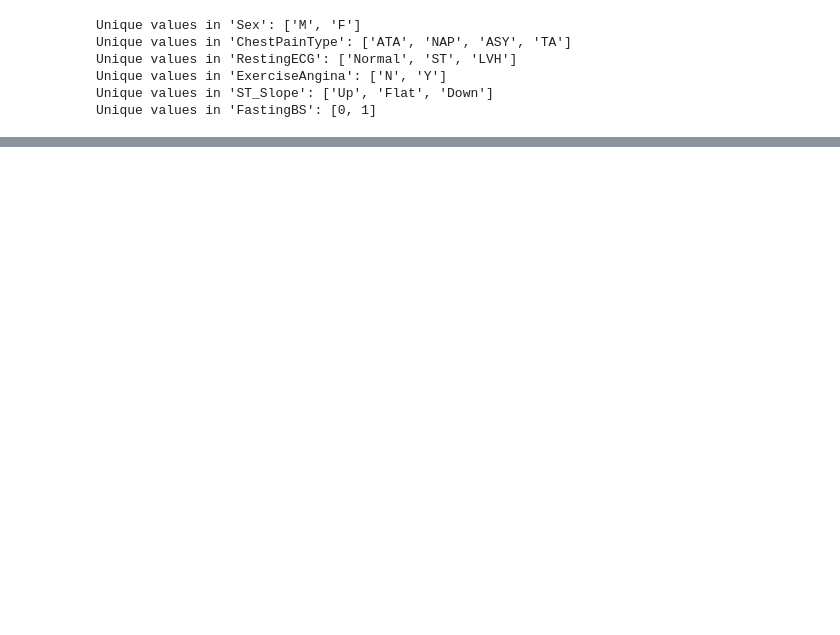
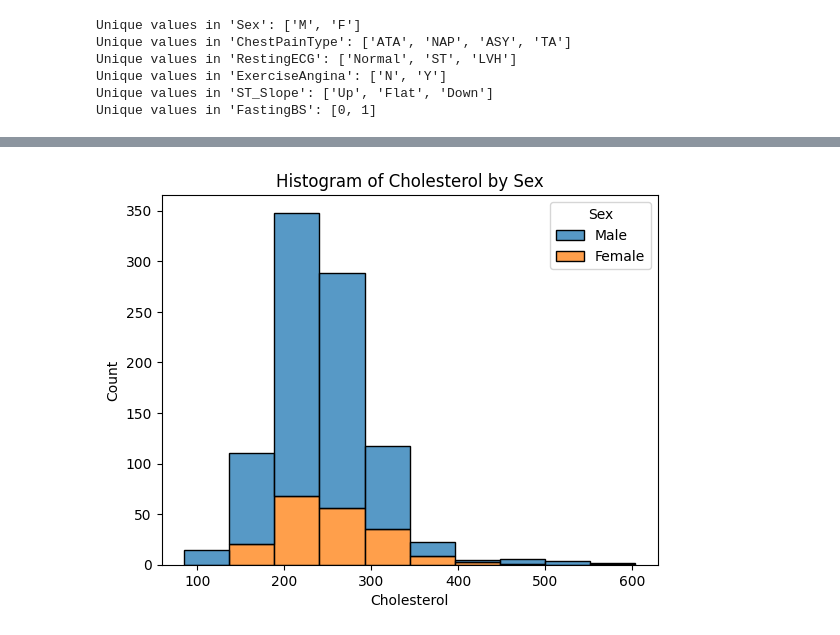
Before and after one commit to davehomrighouse/ANA500, a Jupyter notebook: Homrighouse_ANA500_Project.ipynb, the cells around one changed output, grey strips where cells are left out. Saved outputs shown, nothing was run; the diff lists cells and outputs as text; code cells hidden in the pictures; blank space fills up the shorter version.

```diff
--- a/Homrighouse_ANA500_Project.ipynb
+++ b/Homrighouse_ANA500_Project.ipynb
@@ -207,0 +265,9 @@ max          2.000000       2.00000           603.000000
+# %%
+# Plot histogram of Cholesterol by Sex
+sns.histplot(data=hd_df, x='Imputed_Cholesterol', hue='Sex', multiple='stack', bins=10)
+plt.title('Histogram of Cholesterol by Sex')
+plt.xlabel('Cholesterol')
+plt.ylabel('Count')
+plt.show()
+# %% [output]
+[figure, added]
```
Also changed, not shown: parts of 26 cells of this notebook.
